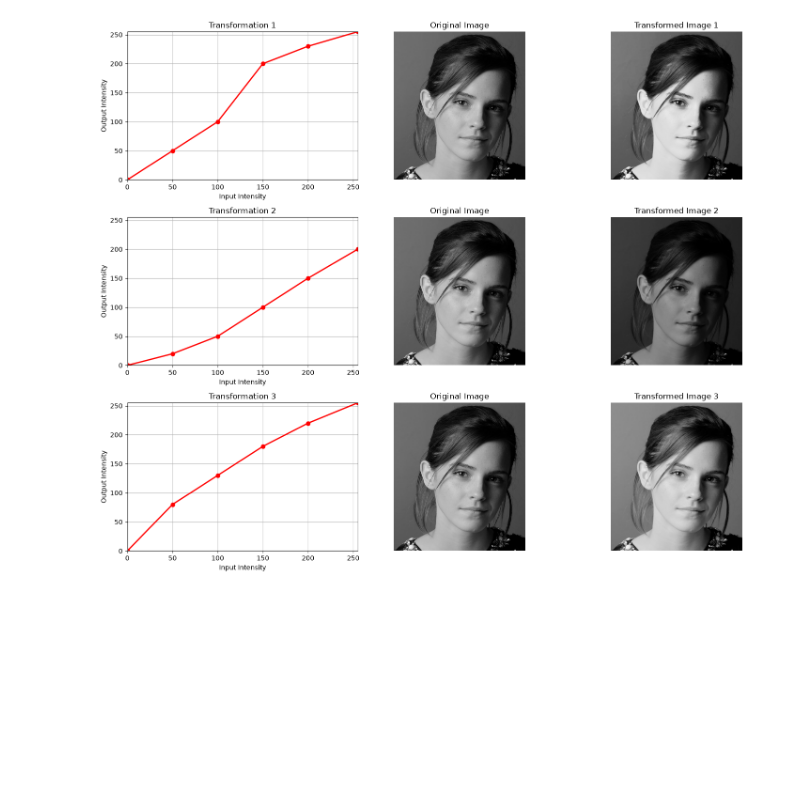
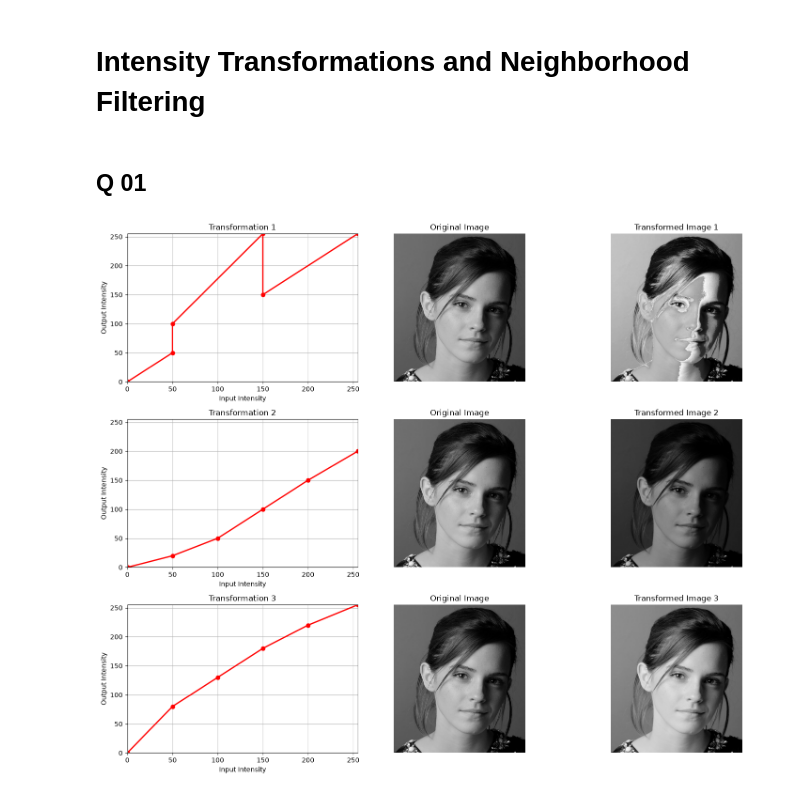
Before and after one commit to Nimindu04/EN3160_A01, a Jupyter notebook: 230500N_a01.ipynb, the cells around one changed output. Saved outputs shown, nothing was run; the diff lists cells and outputs as text; code cells hidden in the pictures; blank space fills up the shorter version.

```diff
--- a/230500N_a01.ipynb
+++ b/230500N_a01.ipynb
@@ -1,3 +1,7 @@
+# %% [markdown]
+# Intensity Transformations and Neighborhood Filtering
+# %% [markdown]
+## Q 01
 # %%
 import cv2 as cv
 import numpy as np
@@ -20,9 +24,9 @@ breakpoints_list = [
     [
         [0, 0],
         [50, 50],
-        [100, 100],
-        [150, 200],
-        [200, 230],
+        [50, 100],
+        [150, 255],
+        [150, 150],
         [255, 255]
     ],
 
@@ -45,69 +49,36 @@ breakpoints_list = [
     ]
 ]
 
-
-# 3 rows × 3 columns
 fig, axes = plt.subplots(3, 3, figsize=(15, 12))
 
 
 for row, breakpoints in enumerate(breakpoints_list):
-
-    # Apply transformation
     transformed_img = intensity_transform(img, breakpoints)
 
     bp = np.array(breakpoints)
 
-    # --------------------------------
     # Column 1: Transformation curve
-    # --------------------------------
-    axes[row, 0].plot(
-        bp[:, 0],
-        bp[:, 1],
-        'r-o',
-        linewidth=2
-    )
-
-    axes[row, 0].set_title(
-        f'Transformation {row + 1}'
-    )
+    axes[row, 0].plot(bp[:, 0],bp[:, 1],'r-o',linewidth=2)
+    axes[row, 0].set_title(f'Transformation {row + 1}')
 
     axes[row, 0].set_xlabel('Input Intensity')
     axes[row, 0].set_ylabel('Output Intensity')
     axes[row, 0].set_xlim([0, 255])
     axes[row, 0].set_ylim([0, 255])
     axes[row, 0].grid(True)
 
-    # --------------------------------
     # Column 2: Original image
-    # --------------------------------
-    axes[row, 1].imshow(
-        img,
-        cmap='gray',
-        vmin=0,
-        vmax=255
-    )
-
+    axes[row, 1].imshow(img,cmap='gray',vmin=0,vmax=255)
     axes[row, 1].set_title('Original Image')
     axes[row, 1].axis('off')
 
-    # --------------------------------
     # Column 3: Transformed image
-    # --------------------------------
-    axes[row, 2].imshow(
-        transformed_img,
-        cmap='gray',
-        vmin=0,
-        vmax=255
-    )
-
-    axes[row, 2].set_title(
-        f'Transformed Image {row + 1}'
-    )
-
+    axes[row, 2].imshow(transformed_img,cmap='gray',vmin=0,vmax=255)
+    axes[row, 2].set_title(f'Transformed Image {row + 1}')
     axes[row, 2].axis('off')
 
 
 plt.tight_layout()
 plt.show()
 # %% [output]
-[figure, old version]
+[figure, new version]
```
Also changed, not shown: parts of 4 cells of this notebook.
